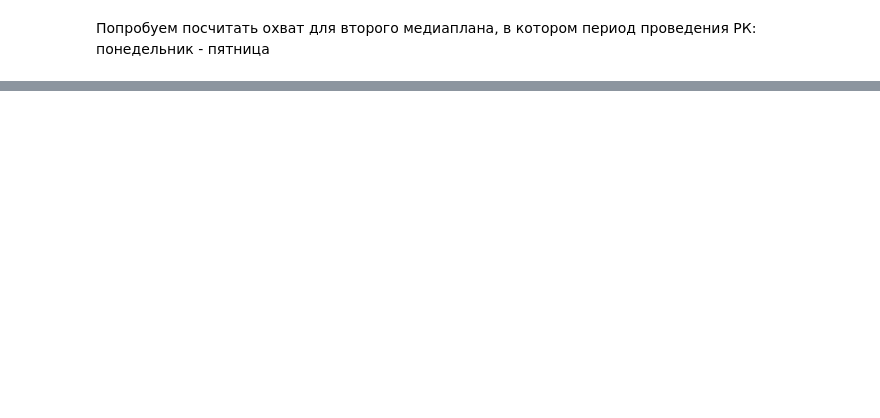
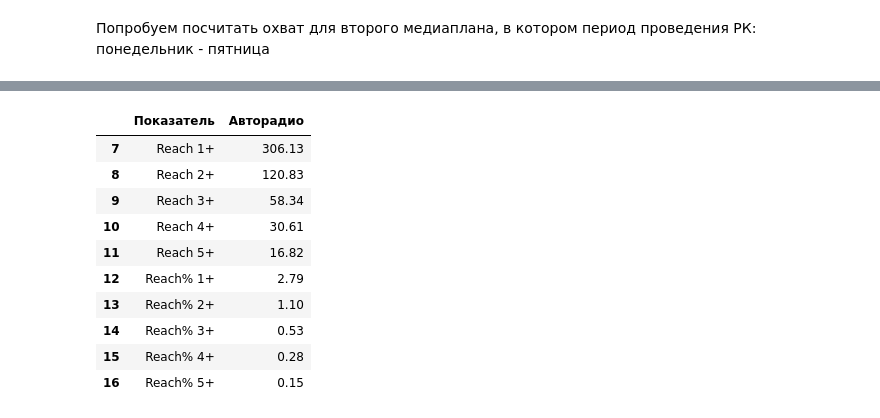
Before and after one commit to EugenePolkov/Radio, a Jupyter notebook: Radio.ipynb, the cells around one changed output, grey strips where cells are left out. Saved outputs shown, nothing was run; the diff lists cells and outputs as text; code cells hidden in the pictures; blank space fills up the shorter version.

```diff
--- a/Radio.ipynb
+++ b/Radio.ipynb
@@ -370,0 +364,15 @@ NameError: name 'AUD' is not defined
+# %%
+#сверяем с МП1
+mp1.iloc[7:,:]
+# %% [output]
+|  | Показатель | Авторадио |
+| 7 | Reach 1+ | 306.13 |
+| 8 | Reach 2+ | 120.83 |
+| 9 | Reach 3+ | 58.34 |
+| 10 | Reach 4+ | 30.61 |
+| 11 | Reach 5+ | 16.82 |
+| 12 | Reach% 1+ | 2.79 |
+| 13 | Reach% 2+ | 1.10 |
+| 14 | Reach% 3+ | 0.53 |
+| 15 | Reach% 4+ | 0.28 |
+| 16 | Reach% 5+ | 0.15 |
```
Also changed, not shown: parts of 66 cells of this notebook, 1 other file.
